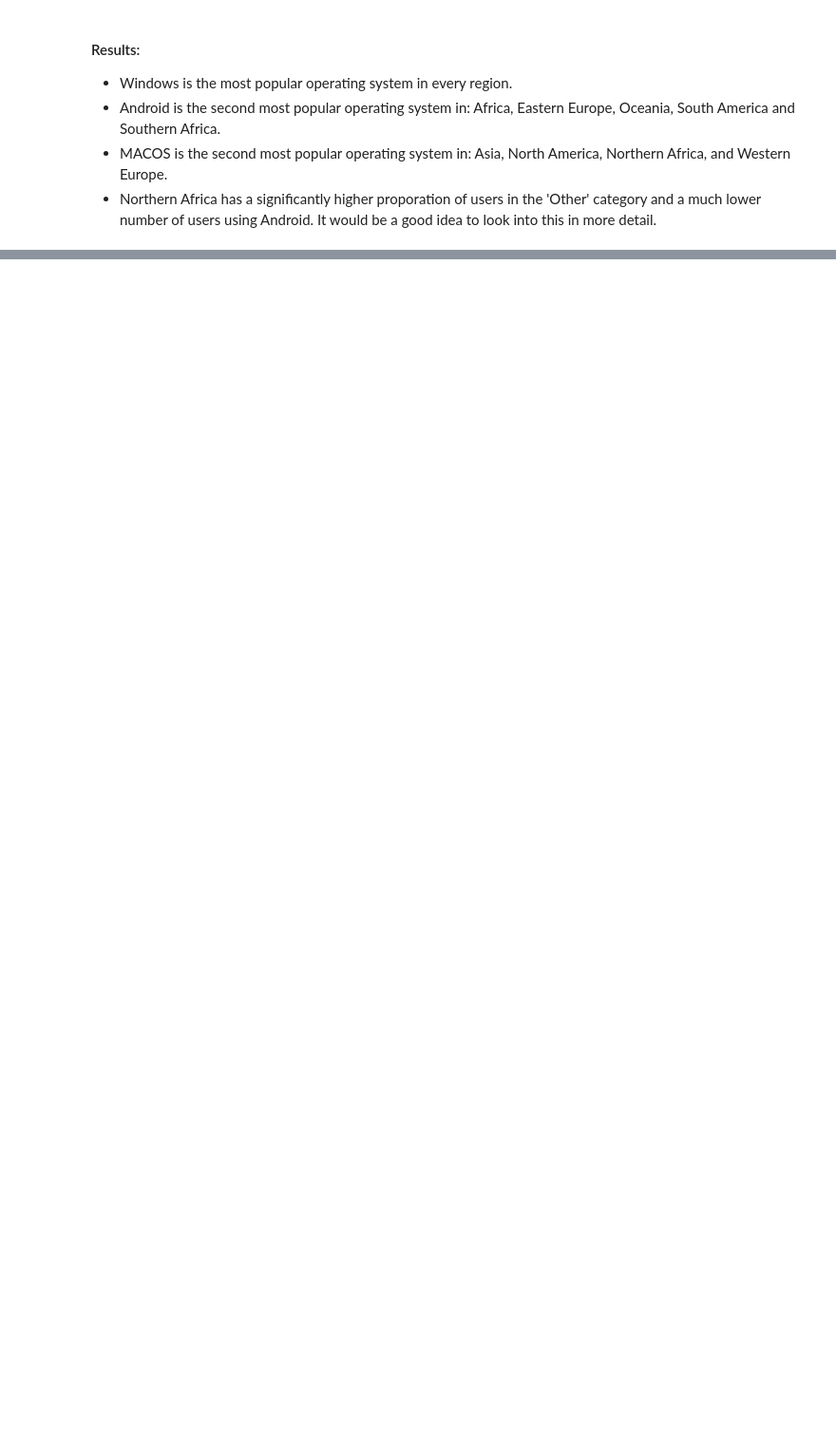
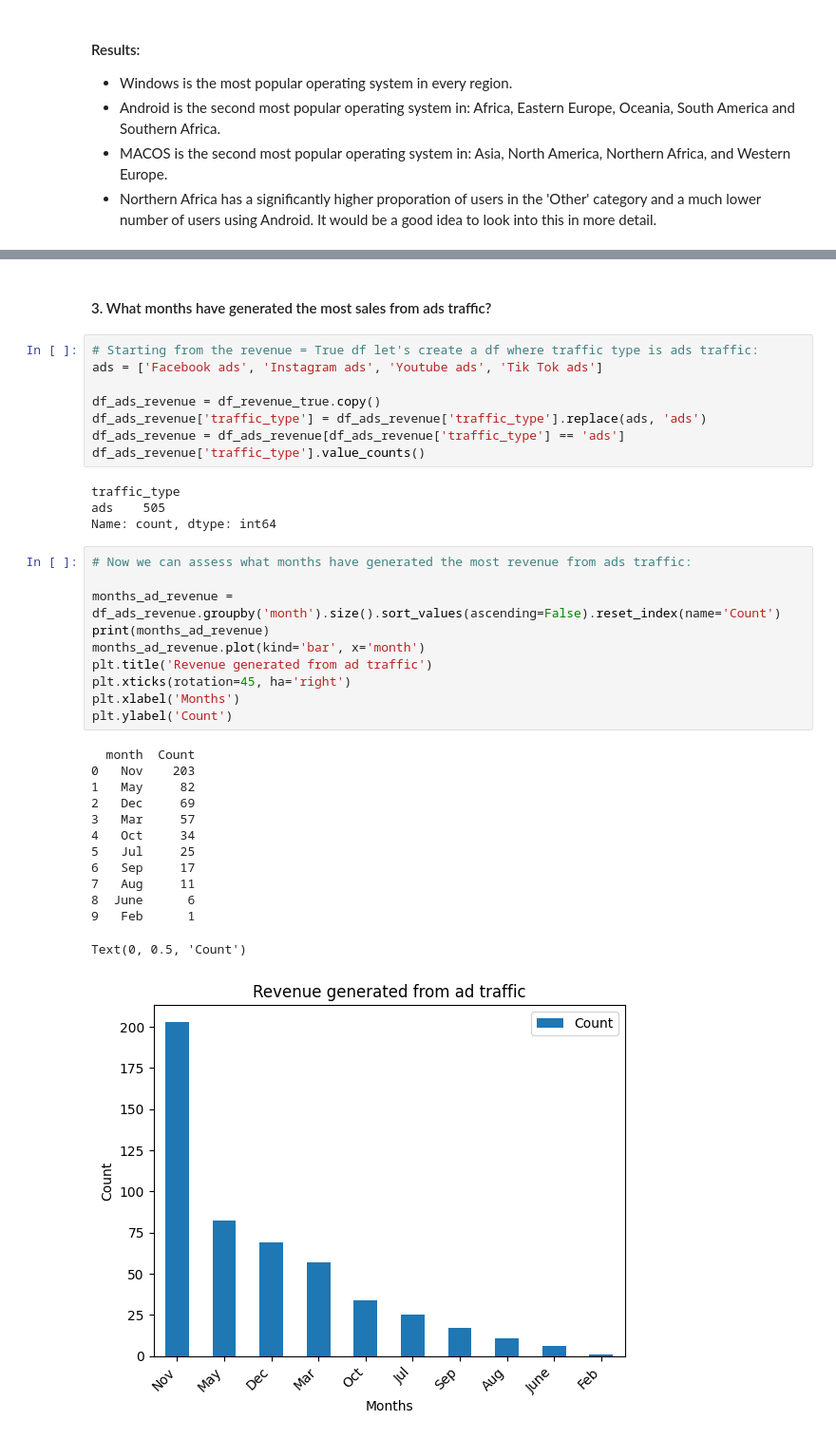
Before and after one commit to Chills00/exploratory-data-analysis---online-shopping-in-retail917, a Jupyter notebook: Analysis_Notebook.ipynb, the cells around one changed output, grey strips where cells are left out. Shown: that part at 95% size. Cells and saved outputs as stored; diff of their text form; blank space fills up the shorter version.

```diff
--- a/Analysis_Notebook.ipynb
+++ b/Analysis_Notebook.ipynb
@@ -435,0 +496,38 @@ Text(0.5, 28.999999999999986, 'Region')
+# %% [markdown]
+#### 3. What months have generated the most sales from ads traffic?
+# %%
+# Starting from the revenue = True df let's create a df where traffic type is ads traffic:
+ads = ['Facebook ads', 'Instagram ads', 'Youtube ads', 'Tik Tok ads']
+
+df_ads_revenue = df_revenue_true.copy()
+df_ads_revenue['traffic_type'] = df_ads_revenue['traffic_type'].replace(ads, 'ads')
+df_ads_revenue = df_ads_revenue[df_ads_revenue['traffic_type'] == 'ads']
+df_ads_revenue['traffic_type'].value_counts()
+# %% [output]
+traffic_type
+ads    505
+Name: count, dtype: int64
+# %%
+# Now we can assess what months have generated the most revenue from ads traffic:
+
+months_ad_revenue = df_ads_revenue.groupby('month').size().sort_values(ascending=False).reset_index(name='Count')
+print(months_ad_revenue)
+months_ad_revenue.plot(kind='bar', x='month')
+plt.title('Revenue generated from ad traffic')
+plt.xticks(rotation=45, ha='right')
+plt.xlabel('Months')
+plt.ylabel('Count')
+# %% [output]
+  month  Count
+0   Nov    203
+1   May     82
+2   Dec     69
+3   Mar     57
+4   Oct     34
+5   Jul     25
+6   Sep     17
+7   Aug     11
+8  June      6
+9   Feb      1
+Text(0, 0.5, 'Count')
+[figure, added]
```
Also changed, not shown: parts of 10 cells of this notebook.
